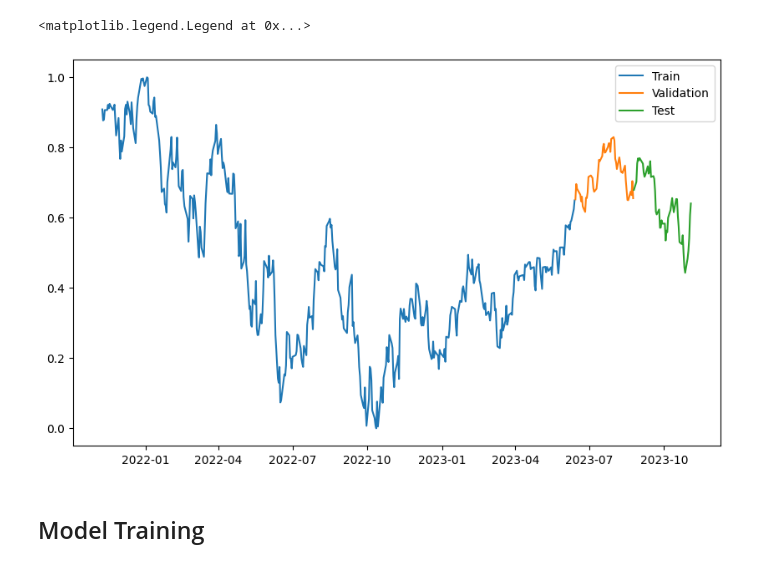
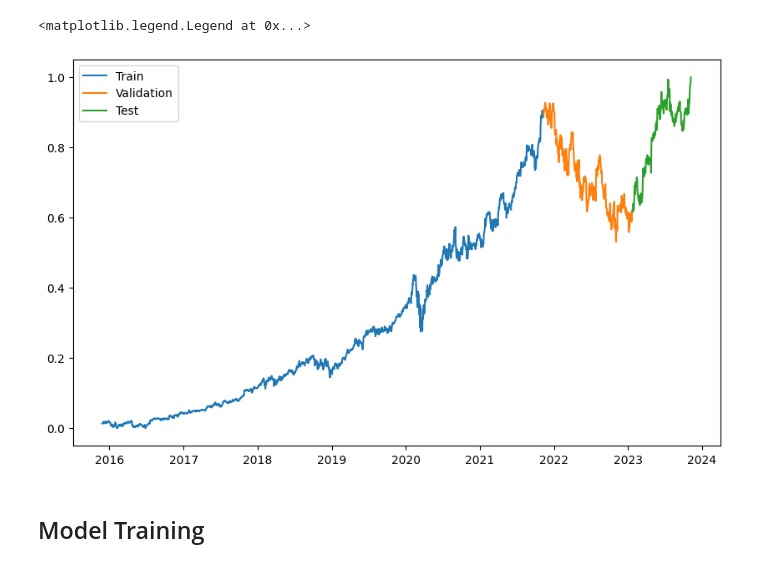
Before and after one commit to wallacelw/Price-Forecasting-With-LSTM, a Jupyter notebook: Prices_Forecasting_with_LSTM.ipynb, the cells around one changed output. Cells and saved outputs as stored; diff of their text form; code cells hidden in the pictures.

```diff
--- a/Prices_Forecasting_with_LSTM.ipynb
+++ b/Prices_Forecasting_with_LSTM.ipynb
@@ -56,15 +13,30 @@ df
 # %%
+import pandas as pd
 import datetime
 
 def str_to_datetime(s):
   year, month, day = [int(i) for i in s.split('-')]
   return datetime.datetime(year=year, month=month, day=day)
 
-# Convert date type objects to datetime object
-df["Date"] = df["Date"].apply(str_to_datetime)
+price_dict = {
+    "Adj Close" : "Price",
+    "S&P500" : "Price"
+}
 
-# Turn Date into dataframe index
-df.index = df.pop("Date")
+def load_df(filename):
+  df = pd.read_csv(filename)
+  df.rename(columns = price_dict, inplace = True)
+  df = df[["Date", "Price"]]
+
+  # Convert date type objects to datetime object
+  df["Date"] = df["Date"].apply(str_to_datetime)
+
+  # Turn Date into dataframe index
+  df.index = df.pop("Date")
+
+  return df
+
+df = load_df("MSFT.csv")
 
 df
 # %% [output]
@@ -93,6 +65,10 @@ plt.plot(df.index, df["Price"])
 # %%
+# Choose the amount of days to consider from the dataset
+days = 2000
+
 # numbers of days to consider in the input of the model
 lookback = 7 # a single week
+
 
 def df_to_windowed(df, n=lookback):
   data = pd.DataFrame()
@@ -105,9 +81,7 @@ def df_to_windowed(df, n=lookback):
 # so the last day prices (input) can predict the next day price (output)
 windowed_df = df_to_windowed(df)
 
-# Choose the amount of days to consider
-days = 500
-
+# Select the amount of data
 windowed_df = windowed_df[-days:]
 
 windowed_df
@@ -158,20 +132,20 @@ dates.shape, X.shape, Y.shape
 # %%
-# Separate data into 80% training, 10% validation and 10% test
-q80 = int(len(dates) * .8)
+# Separate data into 75% training, 15% validation and 10% test
+q75 = int(len(dates) * .75)
 q90 = int(len(dates) * .9)
 
-dates_train, X_train, Y_train = dates[:q80], X[:q80], Y[:q80]
-dates_val, X_val, Y_val = dates[q80:q90], X[q80:q90], Y[q80:q90]
+dates_train, X_train, Y_train = dates[:q75], X[:q75], Y[:q75]
+dates_val, X_val, Y_val = dates[q75:q90], X[q75:q90], Y[q75:q90]
 dates_test, X_test, Y_test = dates[q90:], X[q90:], Y[q90:]
 
 plt.figure(figsize=(10,6))
 plt.plot(dates_train, Y_train)
 plt.plot(dates_val, Y_val)
 plt.plot(dates_test, Y_test)
 plt.legend(["Train", "Validation", "Test"])
 # %% [output]
 <matplotlib.legend.Legend at 0x...>
-[figure, old version]
+[figure, new version]
 # %% [markdown]
 ## Model Training
 # %%
```
Also changed, not shown: parts of 20 cells of this notebook.
